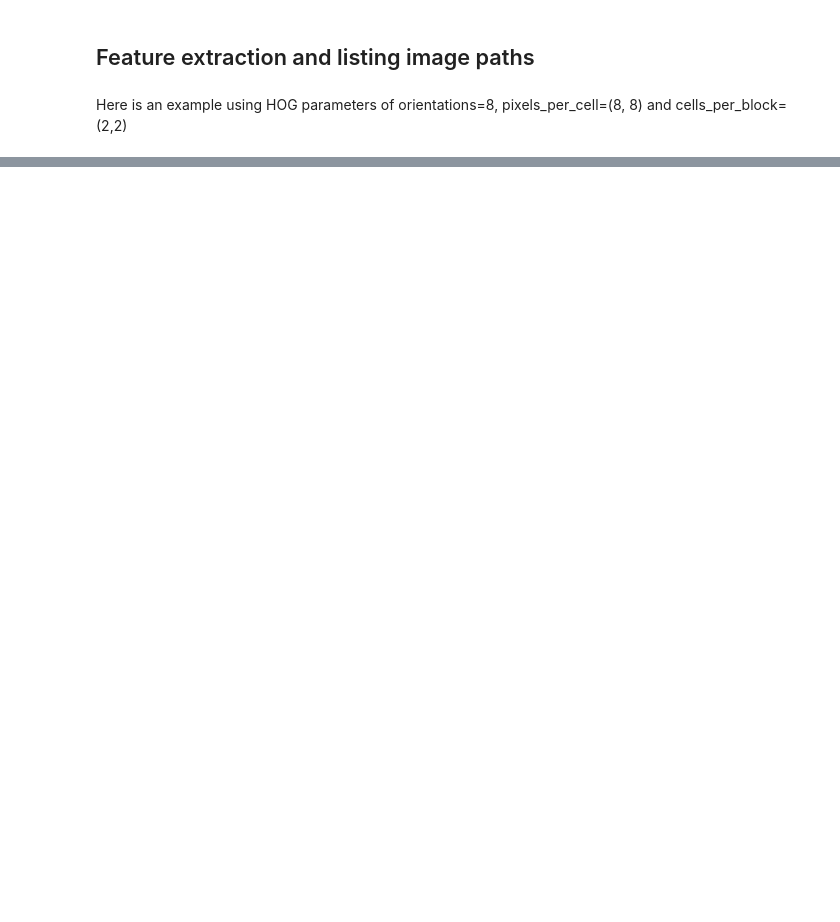
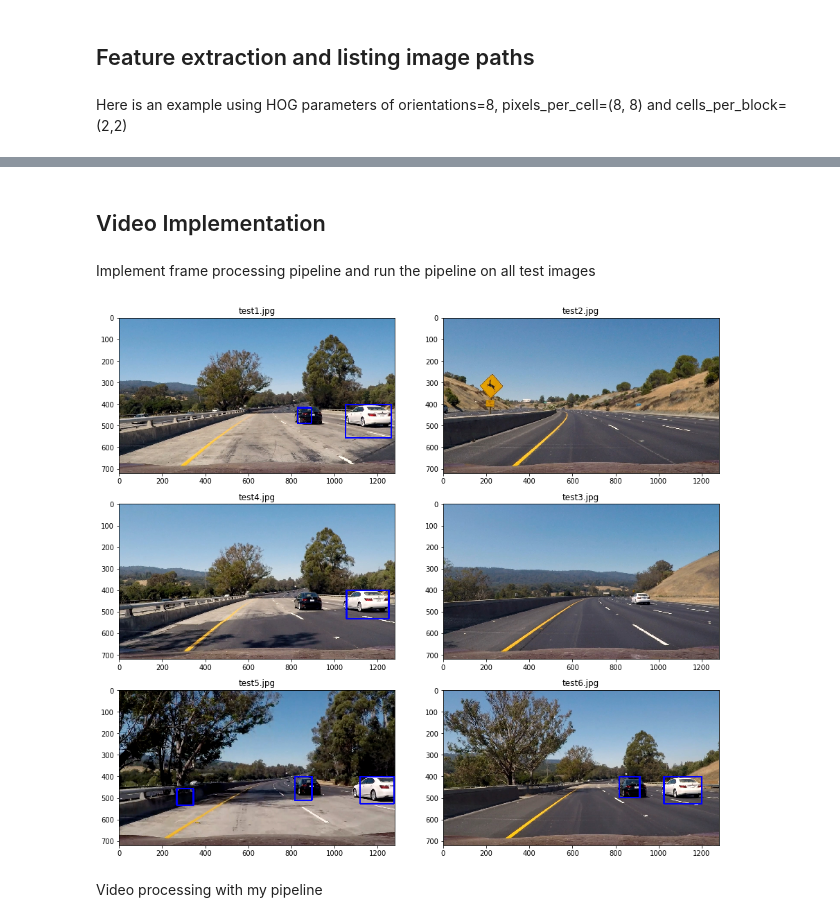
Before and after one commit to linked0/CarND-Vehicle-Detection-2, a Jupyter notebook: vehicle_detection.ipynb, the cells around one changed output, grey strips where cells are left out. Cells and saved outputs as stored; diff of their text form; code cells hidden in the pictures; blank space fills up the shorter version.

```diff
--- a/vehicle_detection.ipynb
+++ b/vehicle_detection.ipynb
@@ -32,0 +639,50 @@ Here is an example using HOG parameters of orientations=8, pixels_per_cell=(8, 8
+# %% [markdown]
+## Video Implementation
+# %% [markdown]
+Implement frame processing pipeline and run the pipeline on all test images
+# %%
+def process_frame(img):
+    rectangles = []
+
+    cspace = 'LUV' # Can be RGB, HSV, LUV, HLS, YUV, YCrCb
+    orient = 9  # HOG orientations
+    pix_per_cell = 8 # HOG pixels per cell
+    cell_per_block = 2 # HOG cells per block
+    spatial_size = (16, 16) # Spatial binning dimensions
+    hist_bins = 32    # Number of histogram bins
+
+    rectangles += find_cars(img, 400, 660, 0.7, cspace, svc, X_scaler, orient,
+                         pix_per_cell, cell_per_block, spatial_size, hist_bins)
+    rectangles += find_cars(img, 400, 660, 1.0, cspace, svc, X_scaler, orient,
+                         pix_per_cell, cell_per_block, spatial_size, hist_bins)
+    rectangles += find_cars(img, 400, 660, 1.4, cspace, svc, X_scaler, orient,
+                         pix_per_cell, cell_per_block, spatial_size, hist_bins)
+    rectangles += find_cars(img, 400, 660, 2.0, cspace, svc, X_scaler, orient,
+                         pix_per_cell, cell_per_block, spatial_size, hist_bins)
+    rectangles += find_cars(img, 400, 660, 2.5, cspace, svc, X_scaler, orient,
+                         pix_per_cell, cell_per_block, spatial_size, hist_bins)
+
+    heat = np.zeros_like(img[:,:,0]).astype(np.float)
+    heat = add_heat(heat,rectangles)
+    heat = apply_threshold(heat,6)
+    heatmap = np.clip(heat, 0, 255)
+    labels = label(heatmap)
+    draw_img = draw_labeled_bboxes(np.copy(img), labels)
+
+    return draw_img
+
+plt.figure(figsize=(16,14))
+plt.subplots_adjust(hspace=0.2, wspace=0.1)
+idx = 1
+for filename in glob.glob('./test_images/*.jpg'):
+    test_image = mpimg.imread(filename)
+    output = process_frame(test_image)
+    ax = plt.subplot(3,2,idx)
+    plt.imshow(output)
+    plt.title(filename.split('/')[-1])
+    plt.grid(False)
+    idx += 1
+# %% [output]
+[figure, added]
+# %% [markdown]
+Video processing with my pipeline
```
Also changed, not shown: parts of 24 cells of this notebook, 2 other files.
